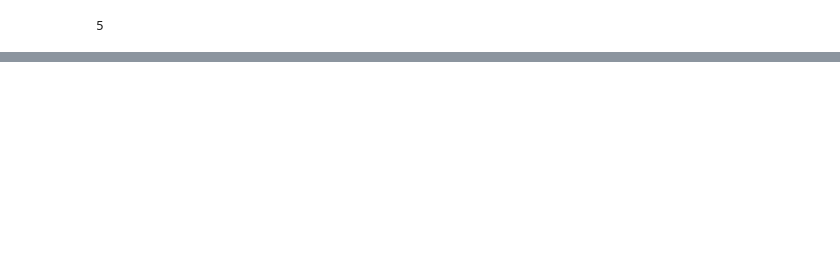
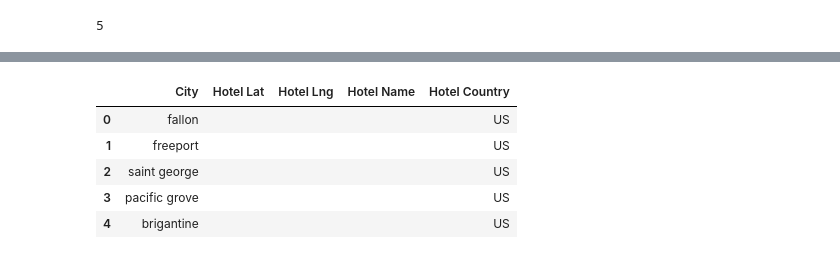
Before and after one commit to bregan78/python_api_challenge, a Jupyter notebook: VacationPy/VacationPy.ipynb, the cells around one changed output, grey strips where cells are left out. Drawn from its saved outputs; the diff is of its cells as text; code cells hidden in the pictures; blank space fills up the shorter version.

```diff
--- a/VacationPy/VacationPy.ipynb
+++ b/VacationPy/VacationPy.ipynb
@@ -81,0 +88,9 @@ Hotel_df
+# %%
+Hotel_df1.reset_index(drop=True)
+# %% [output]
+|  | City | Hotel Lat | Hotel Lng | Hotel Name | Hotel Country |
+| 0 | fallon |  |  |  | US |
+| 1 | freeport |  |  |  | US |
+| 2 | saint george |  |  |  | US |
+| 3 | pacific grove |  |  |  | US |
+| 4 | brigantine |  |  |  | US |
```
Also changed, not shown: parts of 7 cells of this notebook.
